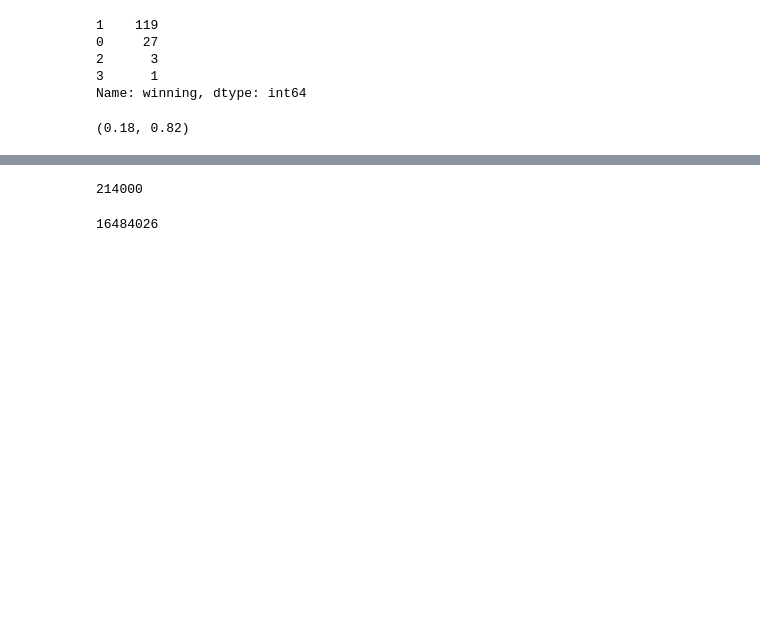
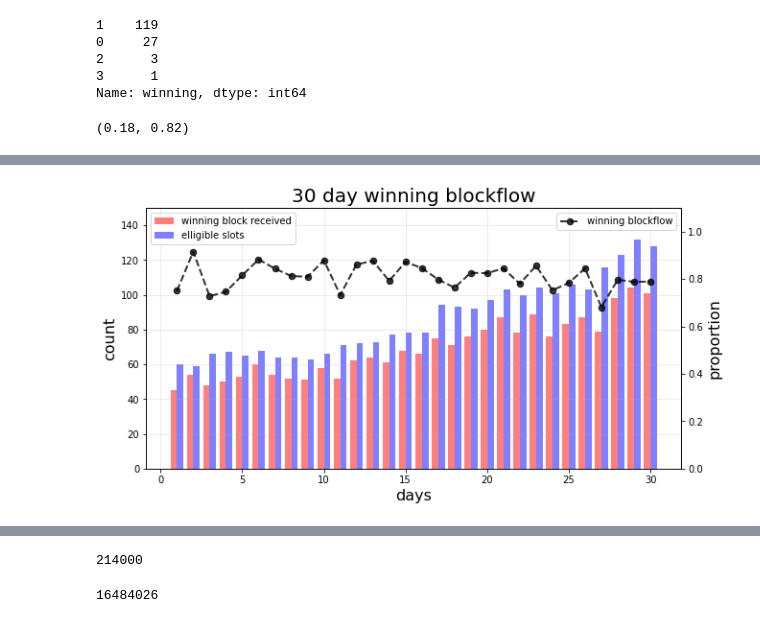
Before and after one commit to michaelneuder/relay-data, a Jupyter notebook: mainnet/inclusion.ipynb, the cells around one changed output, grey strips where cells are left out. Cells and saved outputs as stored; diff of their text form; code cells hidden in the pictures; blank space fills up the shorter version.

Commit message:
winning flow

```diff
--- a/mainnet/inclusion.ipynb
+++ b/mainnet/inclusion.ipynb
@@ -72,0 +83,9 @@ Name: winning, dtype: int64
+# %%
+lbs = bbs['lb'].values
+ubs = bbs['ub'].values
+# %%
+def findDay(bl):
+    for i in range(len(bbs)):
+        if bl >= lbs[i] and bl < ubs[i]:
+            return i
+    return -1
@@ -72,0 +96,3 @@ Name: winning, dtype: int64
+# %%
+w20 = pd.read_csv('alchemy-data/winningflow20.txt', delimiter=' ', names=['block', 'hash', 'winning'])
+w20.head()
@@ -72,0 +106,9 @@ Name: winning, dtype: int64
+# %%
+w20_30day = np.zeros(30)
+c20_30day = np.zeros(30)
+for ind, row in w20.iterrows():
+    day = findDay(row['block'])
+#     print(ind, day)
+    c20_30day[day] += 1
+    if row['winning'] > 0:
+        w20_30day[day] += 1
@@ -72,0 +130,22 @@ Name: winning, dtype: int64
+# %%
+f, ax = plt.subplots(figsize=(10,5))
+
+x=np.arange(1, 31)
+ax.bar(x-0.2, w20_30day, width=0.4, color='r', alpha=0.5, label='winning block received')
+ax.bar(x+0.2, c20_30day, width=0.4, color='b', alpha=0.5, label='elligible slots')
+
+ax.set_xlabel('days', size=16)
+ax.set_ylabel('count', size=16)
+ax.grid(alpha=0.3)
+
+ax2 = ax.twinx()
+ax2.plot(x, w20_30day/c20_30day, 'k.--', linewidth=2, alpha=0.8, label='winning blockflow', markersize=13)
+ax2.set_ylim(0, 1.1)
+ax.set_ylim(0, 150)
+ax2.set_ylabel('proportion', size=16)
+ax.set_title('30 day winning blockflow', size=20)
+ax.legend(loc=2)
+ax2.legend()
+plt.show()
+# %% [output]
+[figure, added]
```
Also changed, not shown: parts of 13 cells of this notebook, 6 other files.
